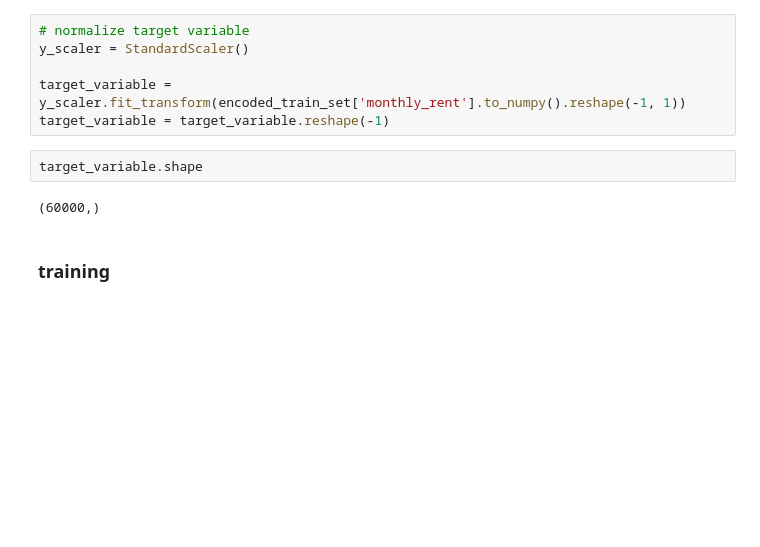
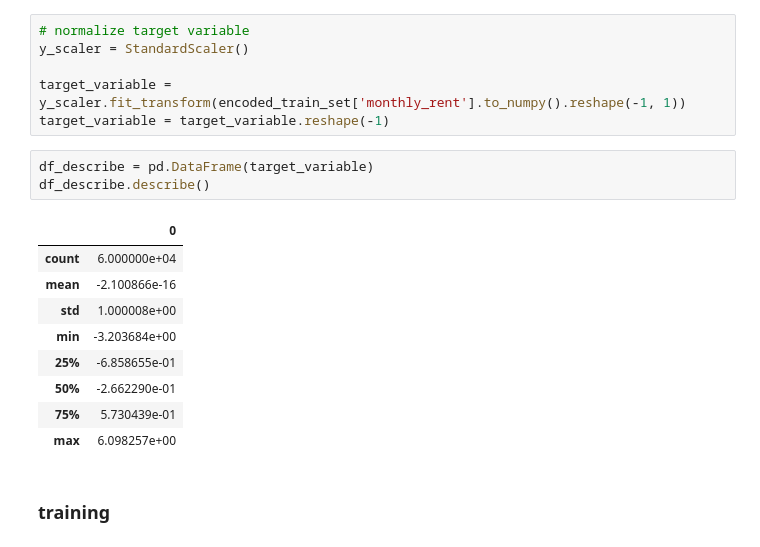
Before and after one commit to Andrewzhang217/CS5228, a Jupyter notebook: project_encoding_training.ipynb, the cells around one changed output. Saved outputs shown, nothing was run; the diff lists cells and outputs as text; blank space fills up the shorter version.

```diff
--- a/project_encoding_training.ipynb
+++ b/project_encoding_training.ipynb
@@ -250,9 +257,18 @@ y_scaler = StandardScaler()
 target_variable = y_scaler.fit_transform(encoded_train_set['monthly_rent'].to_numpy().reshape(-1, 1))
 target_variable = target_variable.reshape(-1)
 # %%
-target_variable.shape
+df_describe = pd.DataFrame(target_variable)
+df_describe.describe()
 # %% [output]
-(60000,)
+|  | 0 |
+| count | 6.000000e+04 |
+| mean | -2.100866e-16 |
+| std | 1.000008e+00 |
+| min | -3.203684e+00 |
+| 25% | -6.858655e-01 |
+| 50% | -2.662290e-01 |
+| 75% | 5.730439e-01 |
+| max | 6.098257e+00 |
 # %% [markdown]
 ### training
 # %%
```
Also changed, not shown: parts of 11 cells of this notebook.
